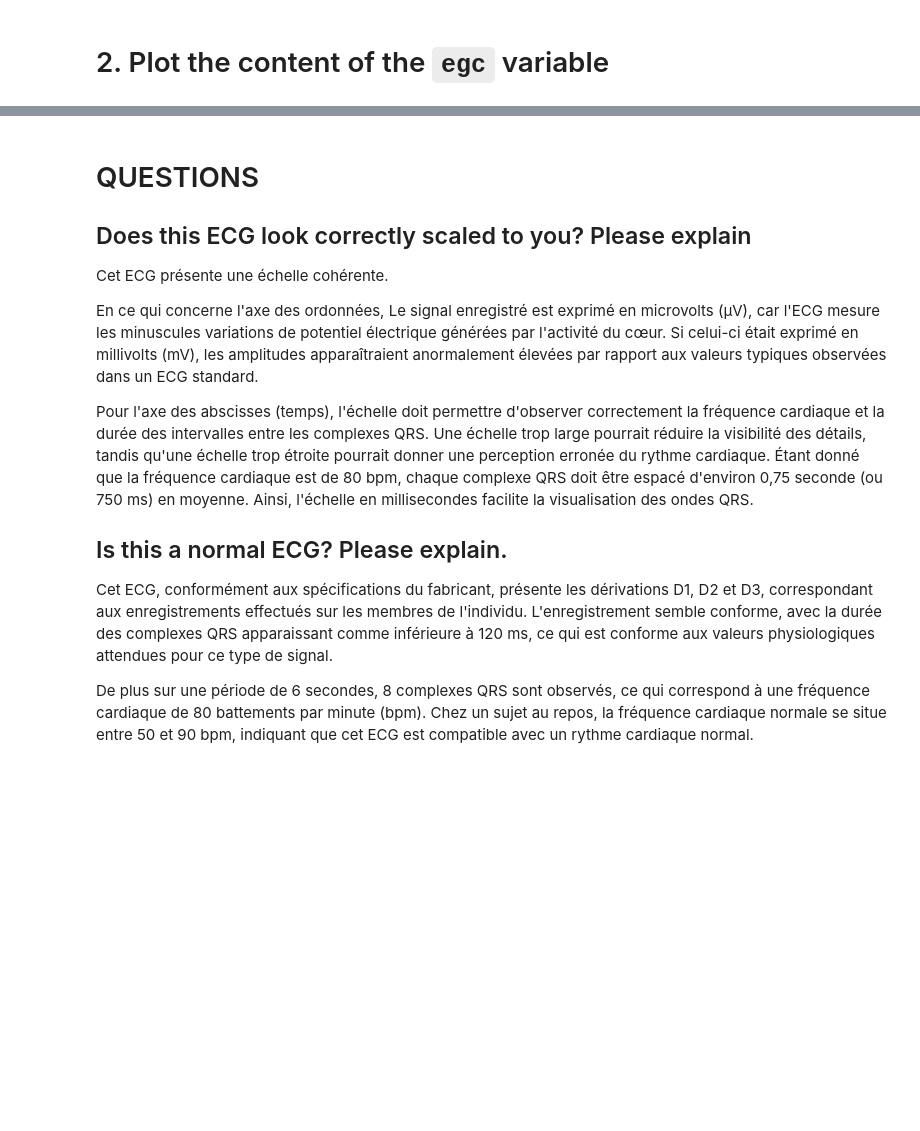
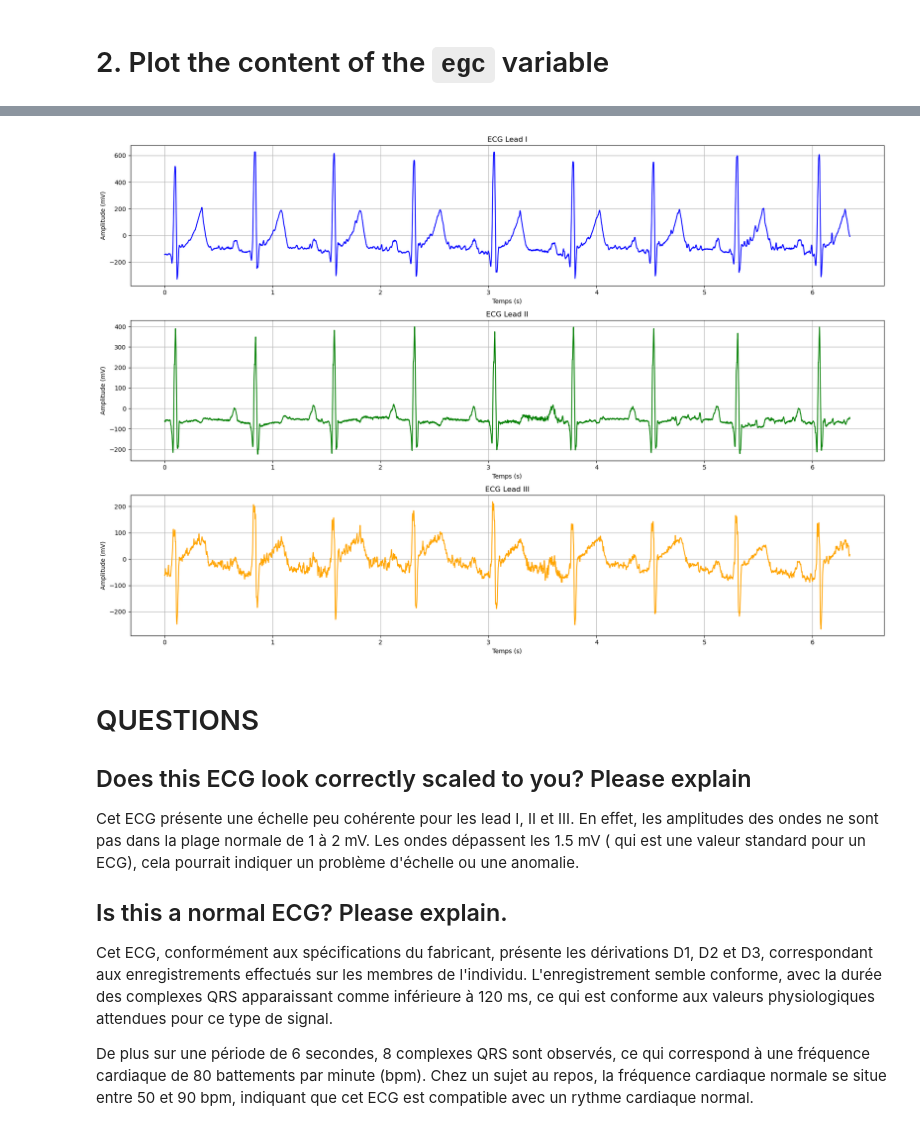
Before and after one commit to EveDuh/HAH913E-2024-ECG_001, a Jupyter notebook: notebooks/ecg_00.ipynb, the cells around one changed output, grey strips where cells are left out. Saved outputs shown, nothing was run; the diff lists cells and outputs as text; code cells hidden in the pictures; blank space fills up the shorter version.

Commit message:
Version3
Séparation des leads et ajustement de l'échelle

```diff
--- a/notebooks/ecg_00.ipynb
+++ b/notebooks/ecg_00.ipynb
@@ -49,13 +60,68 @@ ecg_00.ipynb finished
+# %%
+
+import matplotlib.pyplot as plt
+
+sampling_frequency = 1024
+gain = 520
+
+file_path = '/Users/duhameleve/Desktop/M2 SNS/S1 /Github/HAH913E-2024-ECG_001/data/ECGu.txt'
+data = np.loadtxt(file_path) #charger des données/ lire à partir d'un fichier texte et les stocker dans une variable NumPy.
+#Ici on importe les données sous forme tableau ou matrice à partir d'un fichier Txt
+
+lead_1 = data[:, 0]
+lead_2 = data[:, 1]
+lead_3 = data[:, 2]
+
+
+#L'ecg est mesurés par un convertisseur analogique-numérique (A/N) et enregistrés en unités arbitraires non interprétables
+#Ces valeurs doivent être converties en microvolts (µV) pour qu'elles aient un sens physiologique. Ainsi le Gain sert de facteur de conversion.
+#Il indique combien de microvolts correspondent à une unité du signal mesuré. Ici, le gain est de 520 µV par unité.
+#Ainsi je passe en microV en appliquant le gain puis en mV
+lead_1_mv = (lead_1 * gain) / 1000
+lead_2_mv = (lead_2 * gain) / 1000
+lead_3_mv = (lead_3 * gain) / 1000
+
+# Création d'un vecteur de temps qui correspond aux échantillons de données de l'ECG en se basant sur le fréquence d'échantillonage
+# indiqué par le fabricant = 1024 Hz.
+time = np.arange(len(lead_1)) / sampling_frequency
+
+#Je définie ici la fenêtre d'affichage des mes graphiques.
+plt.figure(figsize=(18, 12))
+
+#Lead I
+plt.subplot(3, 1, 1) #permet de créer une figure avec 3 lignes et 1 colonne. Sachant qu'ici nous traçon le premier sous graphique.
+plt.plot(time, lead_1_mv, label='Lead I', color='blue')
+plt.title('ECG Lead I')
+plt.xlabel('Temps (s)')
+plt.ylabel('Amplitude (mV)')
+plt.grid(True) #ajout d'une grille derrière le graph.
+
+#Lead II
+plt.subplot(3, 1, 2)
+plt.plot(time, lead_2_mv, label='Lead II', color='green')
+plt.title('ECG Lead II')
+plt.xlabel('Temps (s)')
+plt.ylabel('Amplitude (mV)')
+plt.grid(True)
+
+#Lead III
+plt.subplot(3, 1, 3)
+plt.plot(time, lead_3_mv, label='Lead III', color='orange')
+plt.title('ECG Lead III')
+plt.xlabel('Temps (s)')
+plt.ylabel('Amplitude (mV)')
+plt.grid(True)
+
+plt.tight_layout() #j'ajuste l'espace entre chaque graphique.
+plt.show()
+# %% [output]
+[figure, added]
 # %% [markdown]
 # QUESTIONS
 ## Does this ECG look correctly scaled to you? Please explain
 
 
-Cet ECG présente une échelle cohérente.
-
-En ce qui concerne l'axe des ordonnées, Le signal enregistré est exprimé en microvolts (μV), car l'ECG mesure les minuscules variations de potentiel électrique générées par l'activité du cœur. Si celui-ci était exprimé en millivolts (mV), les amplitudes apparaîtraient anormalement élevées par rapport aux valeurs typiques observées dans un ECG standard.
-
-Pour l'axe des abscisses (temps), l'échelle doit permettre d'observer correctement la fréquence cardiaque et la durée des intervalles entre les complexes QRS. Une échelle trop large pourrait réduire la visibilité des détails, tandis qu'une échelle trop étroite pourrait donner une perception erronée du rythme cardiaque. Étant donné que la fréquence cardiaque est de 80 bpm, chaque complexe QRS doit être espacé d'environ 0,75 seconde (ou 750 ms) en moyenne. Ainsi, l'échelle en millisecondes facilite la visualisation des ondes QRS.
+Cet ECG présente une échelle peu cohérente pour les lead I, II et III. En effet, les amplitudes des ondes ne sont pas dans la plage normale de 1 à 2 mV. Les ondes dépassent les 1.5 mV ( qui est une valeur standard pour un ECG), cela pourrait indiquer un problème d'échelle ou une anomalie.
 
 
 ## Is this a normal ECG? Please explain.
```
Also changed, not shown: parts of 2 cells of this notebook.
